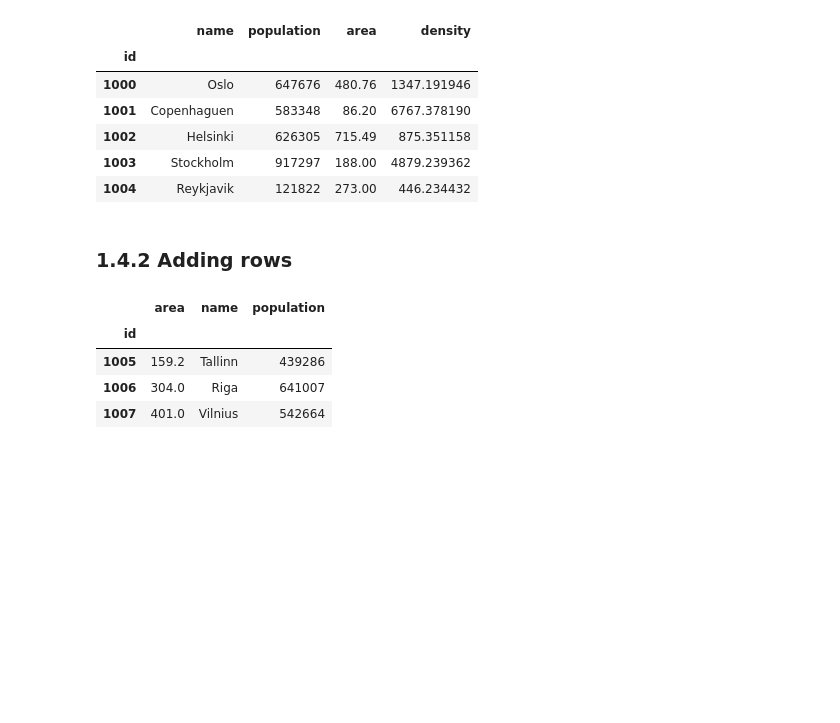
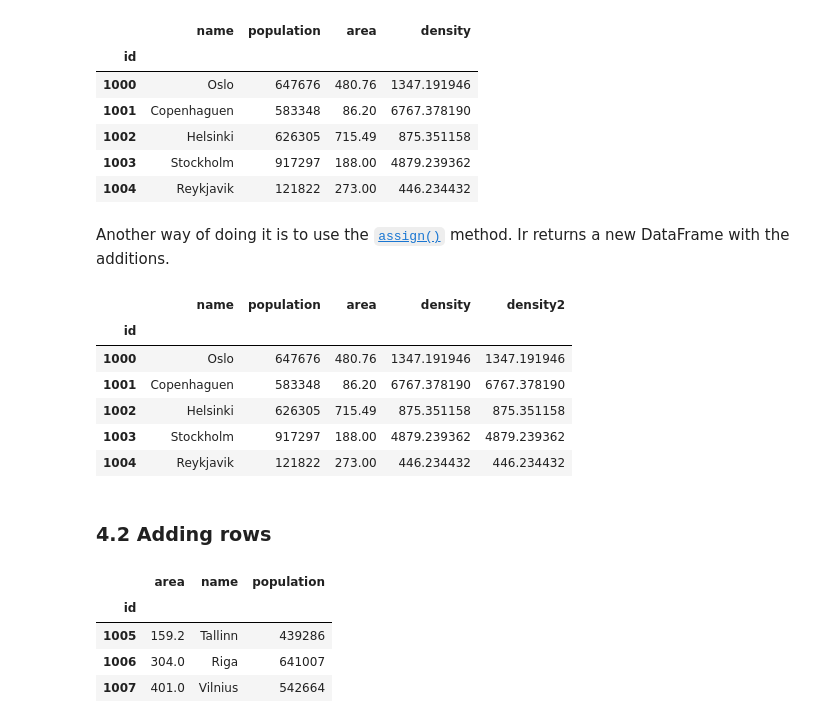
Before and after one commit to paulovn/ml-vm-notebook, a Jupyter notebook: vmfiles/IPNB/Examples/c Pandas/01 Pandas dataframe.ipynb, the cells around one changed output. Cells and saved outputs as stored; diff of their text form; code cells hidden in the pictures; blank space fills up the shorter version.

```diff
--- a/vmfiles/IPNB/Examples/c Pandas/01 Pandas dataframe.ipynb
+++ b/vmfiles/IPNB/Examples/c Pandas/01 Pandas dataframe.ipynb
@@ -196,8 +230,21 @@ df.head()
 | 1002 | Helsinki | 626305 | 715.49 | 875.351158 |
 | 1003 | Stockholm | 917297 | 188.00 | 4879.239362 |
 | 1004 | Reykjavik | 121822 | 273.00 | 446.234432 |
+# %% [markdown]
+Another way of doing it is to use the [`assign()`](http://pandas.pydata.org/pandas-docs/stable/dsintro.html#assigning-new-columns-in-method-chains) method. Ir returns a new DataFrame with the additions.
+# %%
+df2 = df.assign( density2 = lambda x : x.population/x.area )
+df2.head()
+# %% [output]
+|  | name | population | area | density | density2 |
+| id |  |  |  |  |  |
+| 1000 | Oslo | 647676 | 480.76 | 1347.191946 | 1347.191946 |
+| 1001 | Copenhaguen | 583348 | 86.20 | 6767.378190 | 6767.378190 |
+| 1002 | Helsinki | 626305 | 715.49 | 875.351158 | 875.351158 |
+| 1003 | Stockholm | 917297 | 188.00 | 4879.239362 | 4879.239362 |
+| 1004 | Reykjavik | 121822 | 273.00 | 446.234432 | 446.234432 |
 # %% [markdown]
-### 1.4.2 Adding rows
+### 4.2 Adding rows
 # %%
 # Find the next id to insert
 next = df.tail(1).index.values[0] + 1
```
Also changed, not shown: parts of 25 cells of this notebook, 1 other file.
